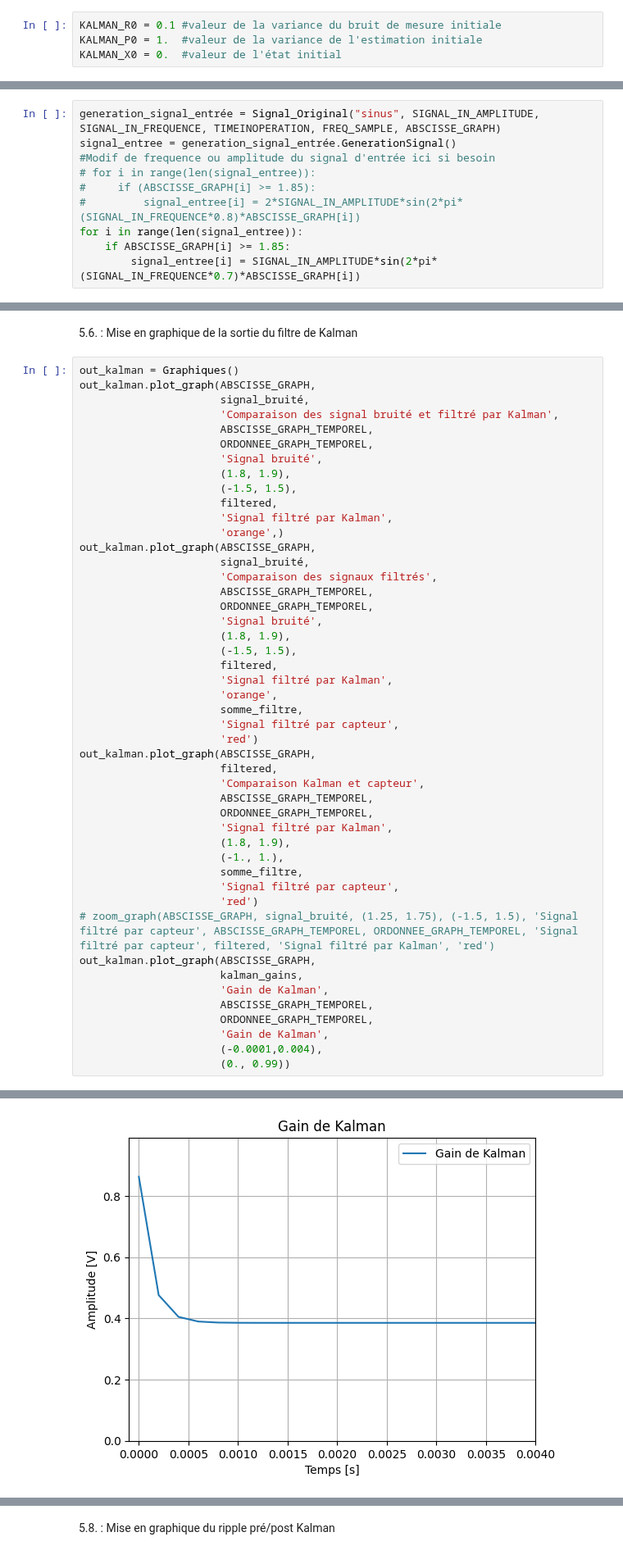
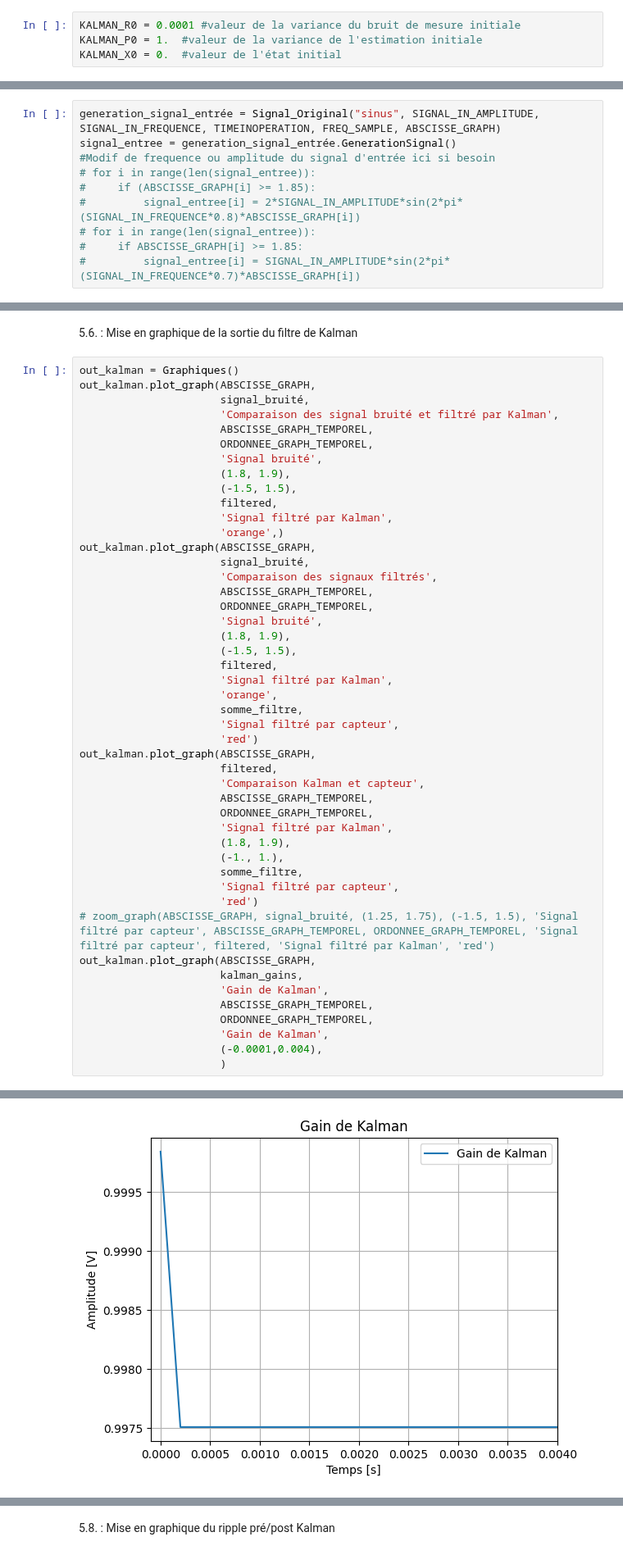
Before and after one commit to Trenzalore91/EI---KF, a Jupyter notebook: Untitled-1.ipynb, the cells around one changed output, grey strips where cells are left out. Shown at 82% size. Saved outputs shown, nothing was run; the diff lists cells and outputs as text.

Commit message:
R=0.0001 à la place de R=0.1 pour le filtre de Kalman

```diff
--- a/Untitled-1.ipynb
+++ b/Untitled-1.ipynb
@@ -195,7 +195,7 @@ Variables pour les coefficients de la représentation d'état pour le filtre de
     / Kalman_P est la matrice de covariance de l'état initial
     / Kalman_x est le vecteur d'état initial
 # %%
-KALMAN_R0 = 0.1 #valeur de la variance du bruit de mesure initiale
+KALMAN_R0 = 0.0001 #valeur de la variance du bruit de mesure initiale
 KALMAN_P0 = 1.  #valeur de la variance de l'estimation initiale
 KALMAN_X0 = 0.  #valeur de l'état initial
 # %% [markdown]
@@ -214,9 +214,9 @@ signal_entree = generation_signal_entrée.GenerationSignal()
 # for i in range(len(signal_entree)):
 #     if (ABSCISSE_GRAPH[i] >= 1.85):
 #         signal_entree[i] = 2*SIGNAL_IN_AMPLITUDE*sin(2*pi*(SIGNAL_IN_FREQUENCE*0.8)*ABSCISSE_GRAPH[i])
-for i in range(len(signal_entree)):
-    if ABSCISSE_GRAPH[i] >= 1.85:
-        signal_entree[i] = SIGNAL_IN_AMPLITUDE*sin(2*pi*(SIGNAL_IN_FREQUENCE*0.7)*ABSCISSE_GRAPH[i])
+# for i in range(len(signal_entree)):
+#     if ABSCISSE_GRAPH[i] >= 1.85:
+#         signal_entree[i] = SIGNAL_IN_AMPLITUDE*sin(2*pi*(SIGNAL_IN_FREQUENCE*0.7)*ABSCISSE_GRAPH[i])
 # %% [markdown]
 Section 3.2. : Bruit blanc Gaussien
     / Génération d'un bruit blanc Gaussien sur base d'une loi Normale telle que N(moyenne, écart-type)
@@ -382,5 +384,5 @@ out_kalman.plot_graph(ABSCISSE_GRAPH,
                       ORDONNEE_GRAPH_TEMPOREL,
                       'Gain de Kalman',
                       (-0.0001,0.004),
-                      (0., 0.99))
+                      )
 # %% [output]
@@ -390,4 +392,4 @@ out_kalman.plot_graph(ABSCISSE_GRAPH,
-[figure, old version]
+[figure, new version]
 # %%
 #calcul du nombre d'échantillons avant que le gain de Kalman soit stable
 Calc_Stable_Gain_KF(kalman_gains, DT, FILTRE_FC_1)
```
Also changed, not shown: parts of 11 cells of this notebook.
